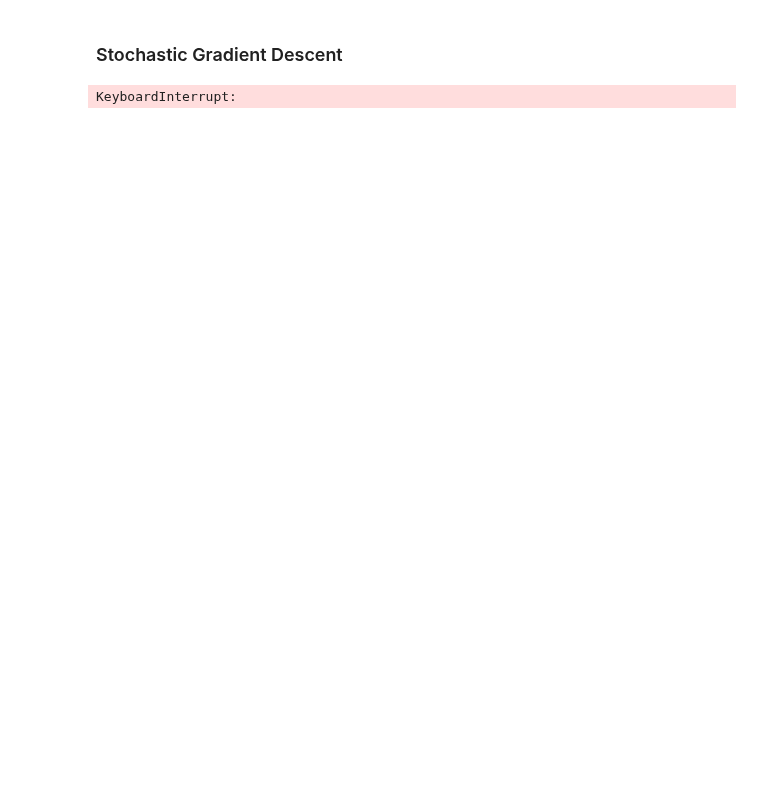
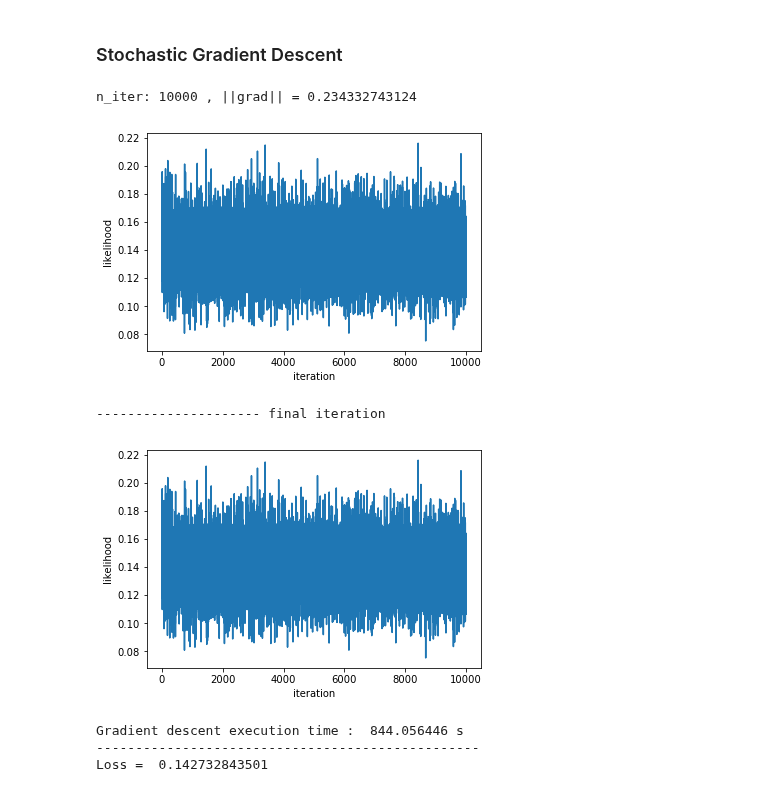
Before and after one commit to iricchi/Project1_ML, a Jupyter notebook: code/ilaria/batch_size.ipynb, the cells around one changed output. Cells and saved outputs as stored; diff of their text form; code cells hidden in the pictures; blank space fills up the shorter version.

```diff
--- a/code/ilaria/batch_size.ipynb
+++ b/code/ilaria/batch_size.ipynb
@@ -94,17 +99,23 @@ Loss =  0.139707859218
 # %%
 # hyperparameters
 max_iters = 10000
-gamma = 1e-1
+gamma = 1e-3
 initial_w = np.zeros(X.shape[1])
 batch = 100
 
 start_time = datetime.datetime.now()
-w, losses = least_squares_SGD(Y, X, initial_w, max_iters, gamma,batch)
+w, losses = least_squares_SGD(Y, X, initial_w, max_iters, gamma,batch, debug_mode=1)
 end_time = datetime.datetime.now()
 execution_time = (end_time - start_time).total_seconds()
 
 print('Gradient descent execution time : ', execution_time, 's')
 print('-------------------------------------------------')
 print('Loss = ',losses[-1])
 # %% [output]
-KeyboardInterrupt:
+n_iter: 10000 , ||grad|| = 0.234332743124
+[figure, added]
+--------------------- final iteration
+[figure, added]
+Gradient descent execution time :  844.056446 s
+-------------------------------------------------
+Loss =  0.142732843501
```
Also changed, not shown: parts of 3 cells of this notebook, 4 other files.
